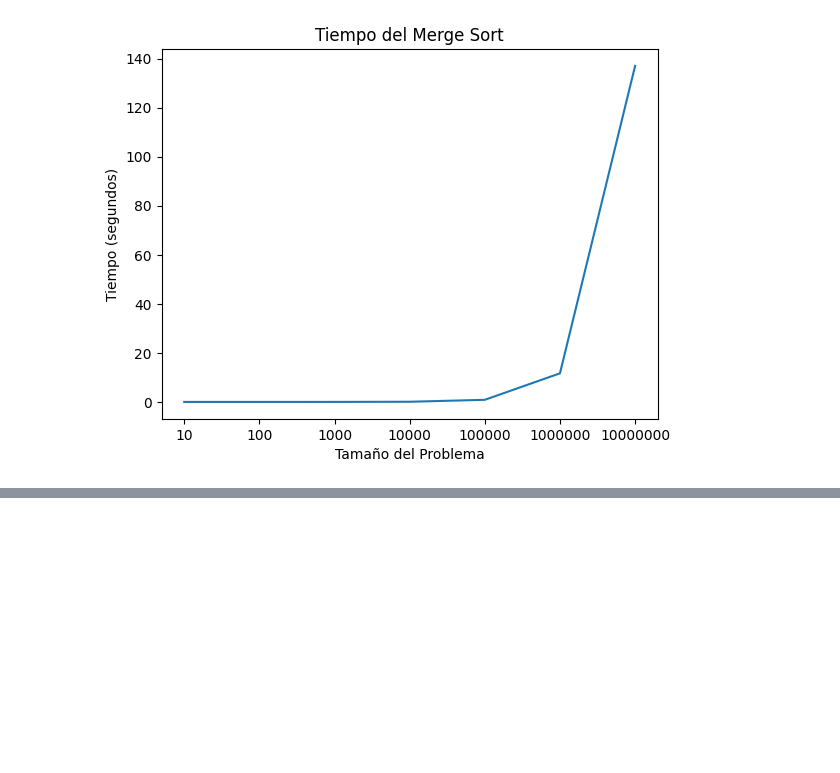
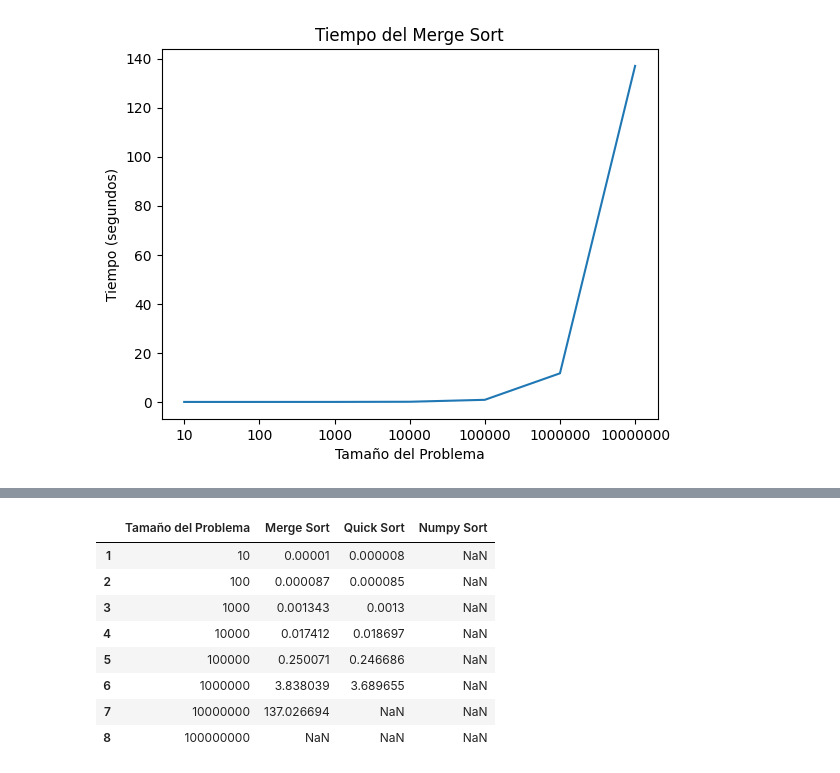
Before and after one commit to MonicaGonzalez30/CienciaDatosLasChicasSuperpoderosas, a Jupyter notebook: Manipulacion_de_datos.ipynb, the cells around one changed output, grey strips where cells are left out. Cells and saved outputs as stored; diff of their text form; code cells hidden in the pictures; blank space fills up the shorter version.

```diff
--- a/Manipulacion_de_datos.ipynb
+++ b/Manipulacion_de_datos.ipynb
@@ -194,0 +223,12 @@ plt.show() # Mostrar el gráfico
+# %%
+arch
+# %% [output]
+|  | Tamaño del Problema | Merge Sort | Quick Sort | Numpy Sort |
+| 1 | 10 | 0.00001 | 0.000008 | NaN |
+| 2 | 100 | 0.000087 | 0.000085 | NaN |
+| 3 | 1000 | 0.001343 | 0.0013 | NaN |
+| 4 | 10000 | 0.017412 | 0.018697 | NaN |
+| 5 | 100000 | 0.250071 | 0.246686 | NaN |
+| 6 | 1000000 | 3.838039 | 3.689655 | NaN |
+| 7 | 10000000 | 137.026694 | NaN | NaN |
+| 8 | 100000000 | NaN | NaN | NaN |
```
Also changed, not shown: parts of 10 cells of this notebook.
